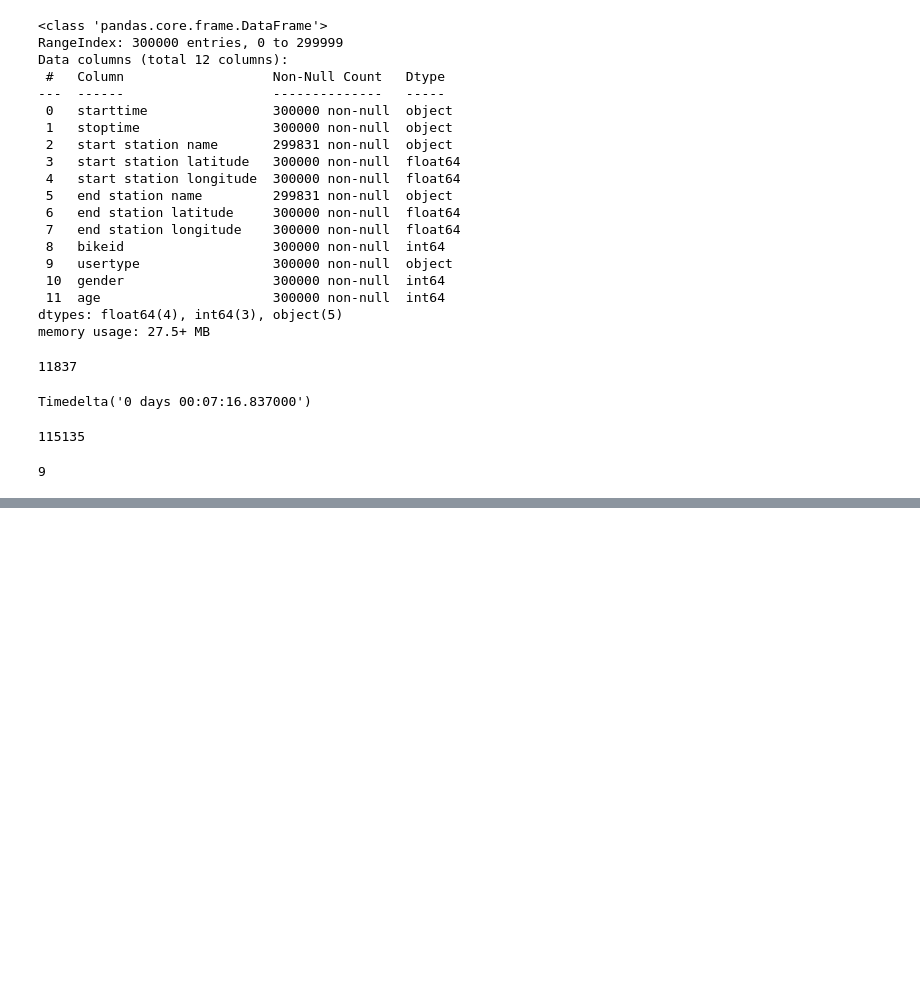
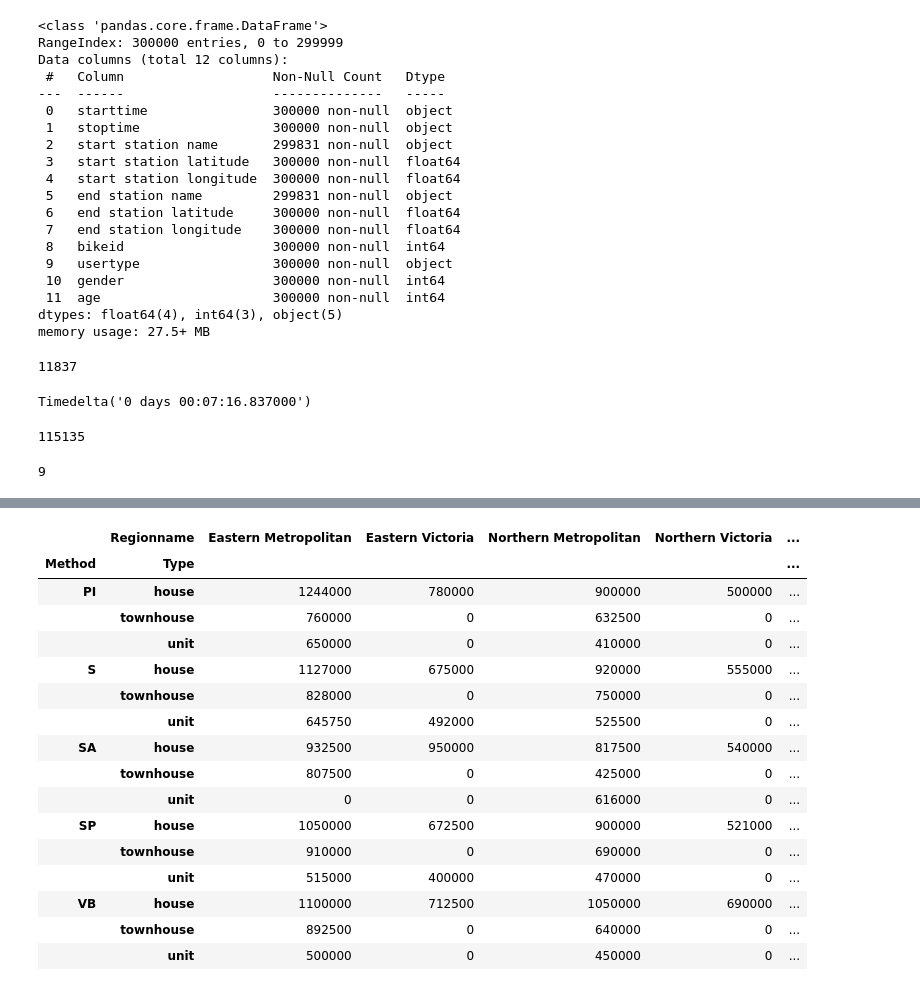
Before and after one commit to UsilaDobry/SF_Python, a Jupyter notebook: Основы Python.ipynb, the cells around one changed output, grey strips where cells are left out. Drawn from its saved outputs; the diff is of its cells as text; code cells hidden in the pictures; blank space fills up the shorter version.

```diff
--- a/Основы Python.ipynb
+++ b/Основы Python.ipynb
@@ -4381,0 +4410,5 @@ round(df[df['time_of_day'] == 'day'].shape[0] / df[df['time_of_day'] == 'night']
+# %%
+import pandas as pd
+
+melb_df = pd.read_csv('data/melb_data_fe.csv')
+melb_df.head()
@@ -4381,0 +4417,17 @@ round(df[df['time_of_day'] == 'day'].shape[0] / df[df['time_of_day'] == 'night']
+# %%
+# Преобразуйте столбец Date в формат datetime и выделите квартал (quarter) продажи объектов недвижимости.
+# Найдите второй по популярности квартал продажи. В качестве ответа запишите число объектов, проданных в этом квартале.
+melb_df['Date'] = pd.to_datetime(melb_df['Date']).dt.quarter
+melb_df['Date'].value_counts()
+# %%
+# Преобразуйте все столбцы, в которых меньше 150 уникальных значений, в тип данных category,
+# исключив из преобразования столбцы Date, Rooms, Bedroom, Bathroom, Car.
+# В качестве ответа запишите результирующее количество столбцов, которые имеют тип данных category.
+
+for col_name in melb_df.columns:
+    if melb_df[col_name].nunique() < 150 and col_name not in ('Date', 'Rooms', 'Bedroom', 'Bathroom', 'Car'):
+        melb_df[col_name] = melb_df[col_name].astype('category')
+    else:
+        continue
+
+melb_df.info()
@@ -4381,0 +4460,9 @@ round(df[df['time_of_day'] == 'day'].shape[0] / df[df['time_of_day'] == 'night']
+# %%
+# Какая риелторская компания (SellerG) имеет наименьшую общую выручку за период с 1 мая по 1 сентября (включительно) 2017 года?
+# Для ответа на этот вопрос рассчитайте сумму продаж (Price) каждой компании в заданный период.
+# Не забудьте перевести даты в формат datetime.
+melb_df['Date'] = pd.to_datetime(melb_df['Date'])
+# Filter data between two dates
+#df = melb_df.loc[(melb_df['Date'] >= '2017-05-01') & (melb_df['Date'] <= '2017-09-01')]
+df = melb_df.query("Date >= '2017-05-01' and Date <= '2017-09-01'")
+df.groupby(by='SellerG')['Price'].sum()
@@ -4381,0 +4540,26 @@ round(df[df['time_of_day'] == 'day'].shape[0] / df[df['time_of_day'] == 'night']
+# %%
+melb_df.pivot_table(
+    values='Price',
+    index=['Method','Type'],
+    columns='Regionname',
+    aggfunc='median',
+    fill_value=0
+)
+# %% [output]
+|  | Regionname | Eastern Metropolitan | Eastern Victoria | Northern Metropolitan | Northern Victoria | ... |
+| Method | Type |  |  |  |  | ... |
+| PI | house | 1244000 | 780000 | 900000 | 500000 | ... |
+|  | townhouse | 760000 | 0 | 632500 | 0 | ... |
+|  | unit | 650000 | 0 | 410000 | 0 | ... |
+| S | house | 1127000 | 675000 | 920000 | 555000 | ... |
+|  | townhouse | 828000 | 0 | 750000 | 0 | ... |
+|  | unit | 645750 | 492000 | 525500 | 0 | ... |
+| SA | house | 932500 | 950000 | 817500 | 540000 | ... |
+|  | townhouse | 807500 | 0 | 425000 | 0 | ... |
+|  | unit | 0 | 0 | 616000 | 0 | ... |
+| SP | house | 1050000 | 672500 | 900000 | 521000 | ... |
+|  | townhouse | 910000 | 0 | 690000 | 0 | ... |
+|  | unit | 515000 | 400000 | 470000 | 0 | ... |
+| VB | house | 1100000 | 712500 | 1050000 | 690000 | ... |
+|  | townhouse | 892500 | 0 | 640000 | 0 | ... |
+|  | unit | 500000 | 0 | 450000 | 0 | ... |
```
Also changed, not shown: parts of 59 cells of this notebook, 1 other file.
